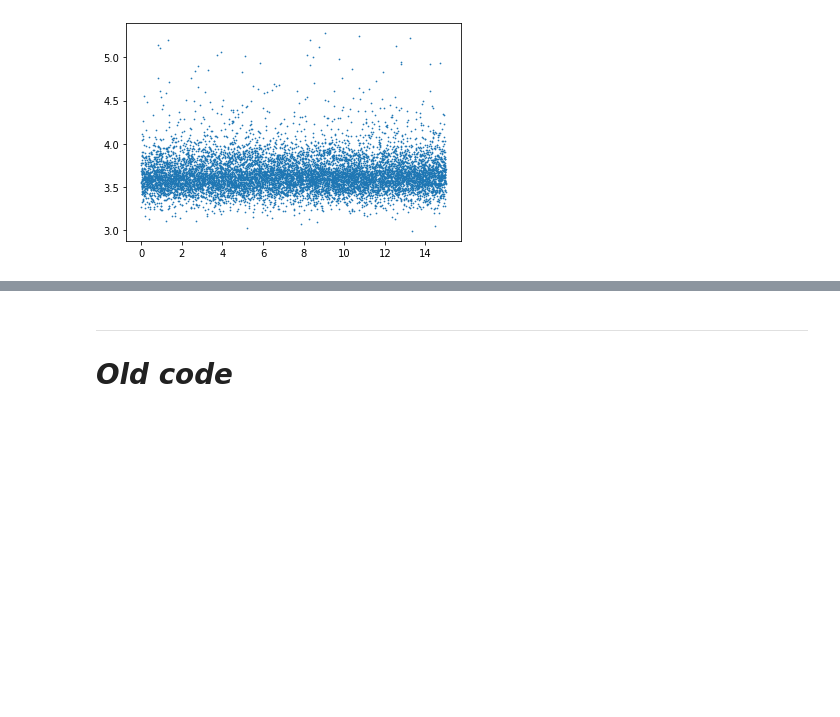
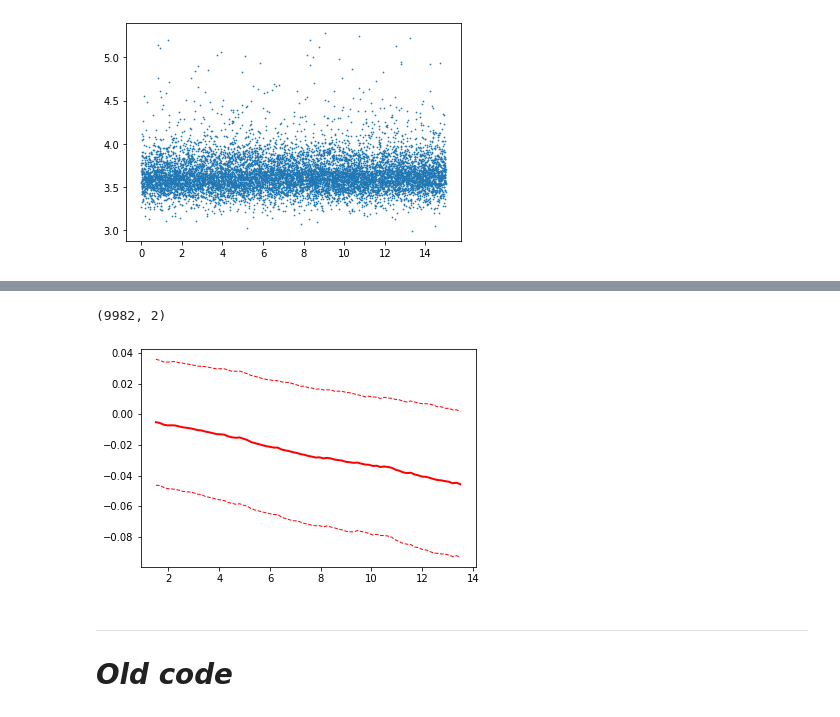
Before and after one commit to SiLiKhon/TPC-FastSim, a Jupyter notebook: notebooks/TPC_overview_data_v2.ipynb, the cells around one changed output, grey strips where cells are left out. Drawn from its saved outputs; the diff is of its cells as text; code cells hidden in the pictures; blank space fills up the shorter version.

```diff
--- a/notebooks/TPC_overview_data_v2.ipynb
+++ b/notebooks/TPC_overview_data_v2.ipynb
@@ -206,3 +216,36 @@ plt.scatter(features[:,0], np.log10(metric[:,5]), s=0.5);
+# %%
+features.shape
+# %% [output]
+(9982, 2)
+# %%
+def plot_trend(x, y, bins=100, window_size=20, **kwargs):
+    assert x.ndim == 1
+    assert y.ndim == 1
+    if isinstance(bins, int):
+        bins = np.linspace(np.min(x), np.max(x), bins + 1)
+    sel = (x >= bins[0])
+    x, y = x[sel], y[sel]
+    cats = (x[:,np.newaxis] < bins[np.newaxis,1:]).argmax(axis=1)
+
+    def stats(arr):
+        return arr.mean(), arr.std()
+
+    mean, std, bin_centers = np.array([
+        stats(
+            y[(cats >= left) & (cats < right)]
+        ) + ((bins[left] + bins[right]) / 2,) for left, right in zip(
+            range(len(bins) - window_size),
+            range(window_size, len(bins))
+        )
+    ]).T
+
+    plt.plot(bin_centers, mean, lw=2, **kwargs)
+    plt.plot(bin_centers, mean + std, '--', lw=1, **kwargs)
+    plt.plot(bin_centers, mean - std, '--', lw=1, **kwargs)
+# %%
+plot_trend(features[:,0], metric[:,4], color='red')
+# %% [output]
+[figure, added]
 # %% [markdown]
 -------------------------------------------
 # *Old code*
```
Also changed, not shown: parts of 2 cells of this notebook, 8 other files.
